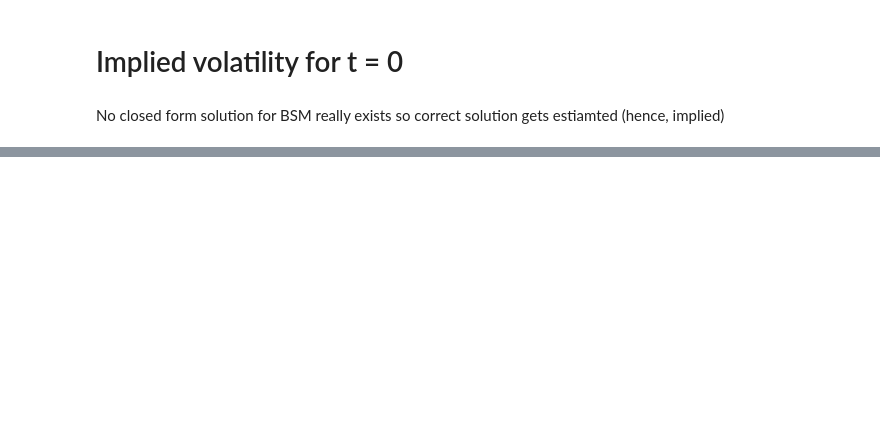
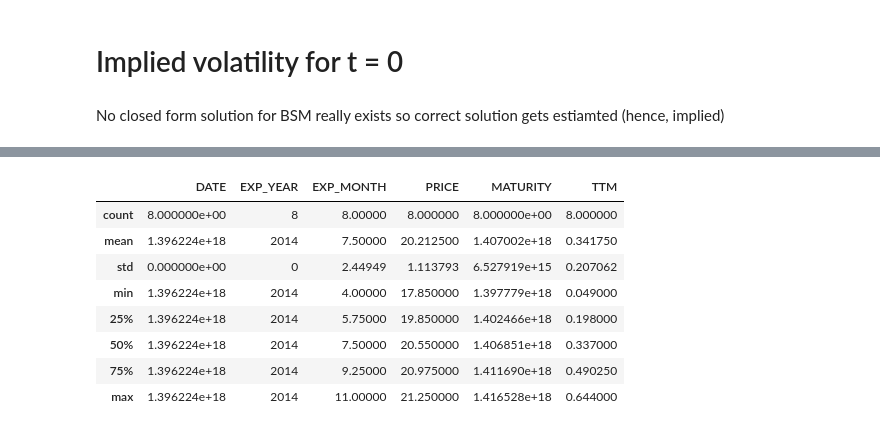
Before and after one commit to arkilic/notebooks, a Jupyter notebook: Implied Volatility and Black Scholes.ipynb, the cells around one changed output, grey strips where cells are left out. Drawn from its saved outputs; the diff is of its cells as text; code cells hidden in the pictures; blank space fills up the shorter version.

```diff
--- a/Implied Volatility and Black Scholes.ipynb
+++ b/Implied Volatility and Black Scholes.ipynb
@@ -41,0 +120,12 @@ def
+# %%
+futures.describe()
+# %% [output]
+|  | DATE | EXP_YEAR | EXP_MONTH | PRICE | MATURITY | TTM |
+| count | 8.000000e+00 | 8 | 8.00000 | 8.000000 | 8.000000e+00 | 8.000000 |
+| mean | 1.396224e+18 | 2014 | 7.50000 | 20.212500 | 1.407002e+18 | 0.341750 |
+| std | 0.000000e+00 | 0 | 2.44949 | 1.113793 | 6.527919e+15 | 0.207062 |
+| min | 1.396224e+18 | 2014 | 4.00000 | 17.850000 | 1.397779e+18 | 0.049000 |
+| 25% | 1.396224e+18 | 2014 | 5.75000 | 19.850000 | 1.402466e+18 | 0.198000 |
+| 50% | 1.396224e+18 | 2014 | 7.50000 | 20.550000 | 1.406851e+18 | 0.337000 |
+| 75% | 1.396224e+18 | 2014 | 9.25000 | 20.975000 | 1.411690e+18 | 0.490250 |
+| max | 1.396224e+18 | 2014 | 11.00000 | 21.250000 | 1.416528e+18 | 0.644000 |
```
Also changed, not shown: parts of 7 cells of this notebook.
